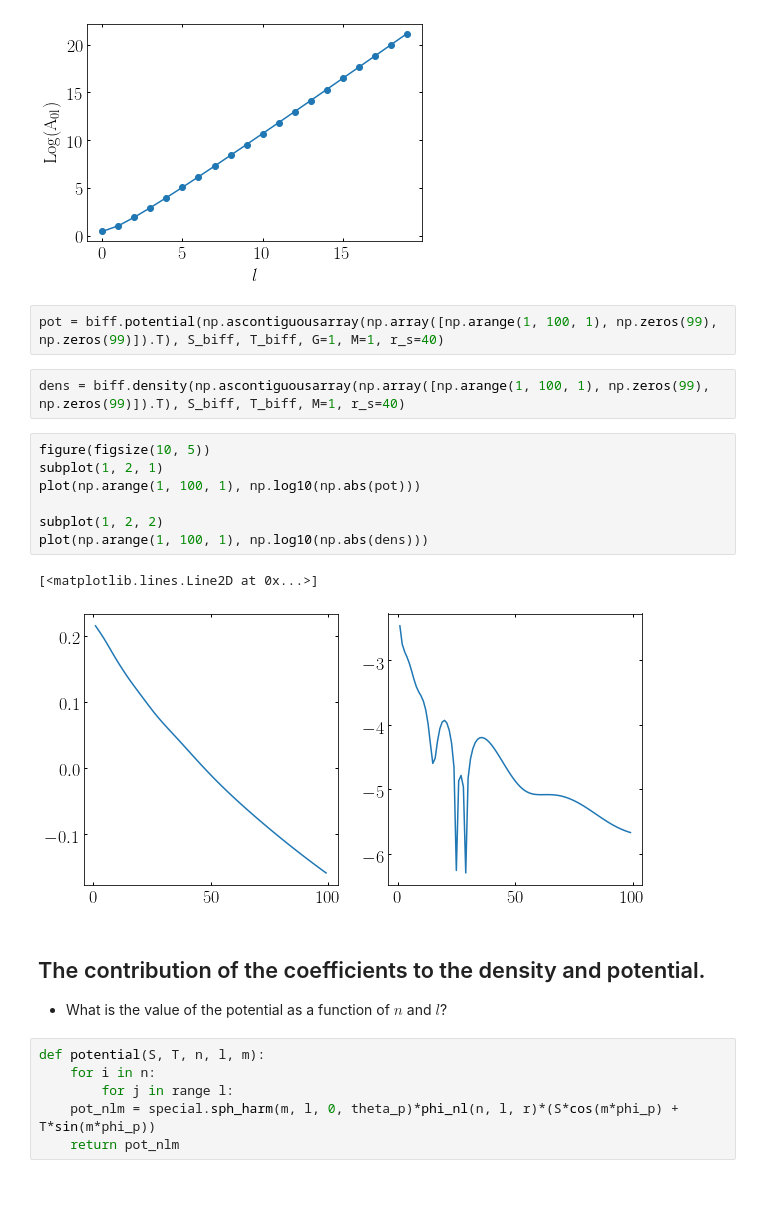
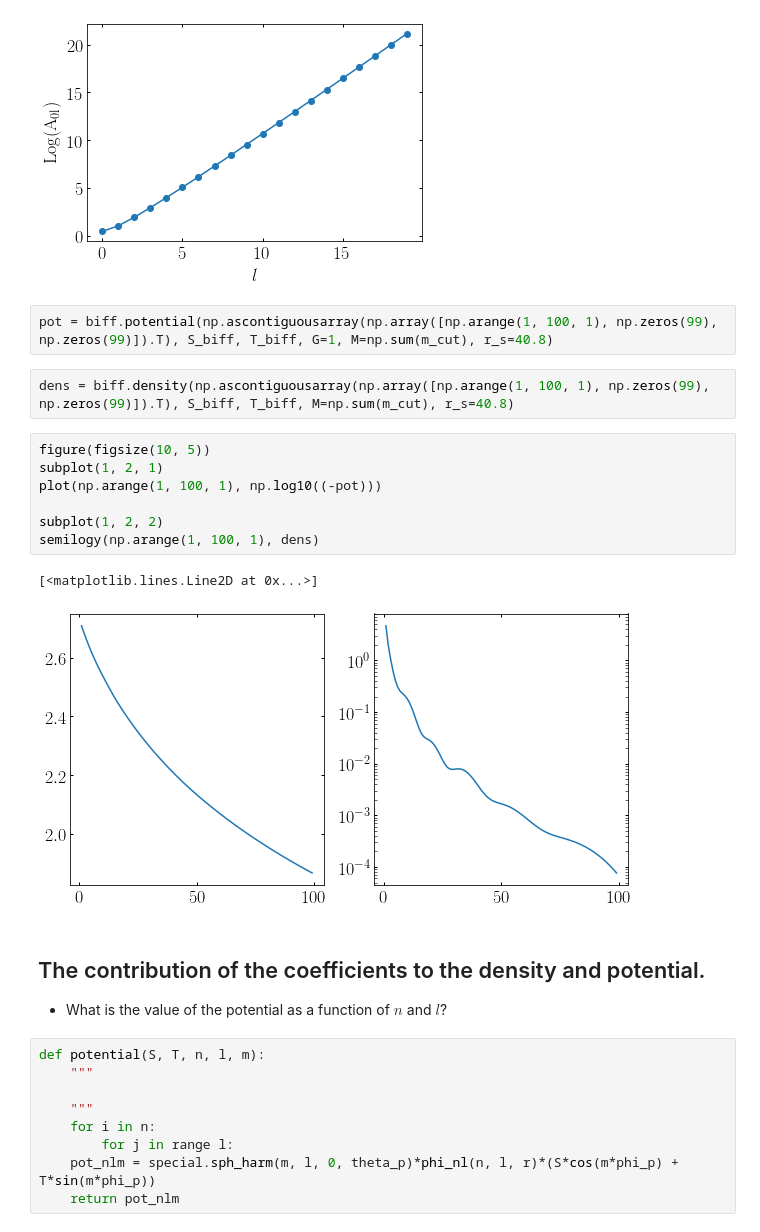
Before and after one commit to jngaravitoc/BFE-c, a Jupyter notebook: code/computing_coefficients.ipynb, the cells around one changed output. Cells and saved outputs as stored; diff of their text form; blank space fills up the shorter version.

```diff
--- a/code/computing_coefficients.ipynb
+++ b/code/computing_coefficients.ipynb
@@ -223,25 +223,28 @@ xlabel('$l$')
 Text(0.5,0,'$l$')
 [figure]
 # %%
-pot = biff.potential(np.ascontiguousarray(np.array([np.arange(1, 100, 1), np.zeros(99), np.zeros(99)]).T), S_biff, T_biff, G=1, M=1, r_s=40)
+pot = biff.potential(np.ascontiguousarray(np.array([np.arange(1, 100, 1), np.zeros(99), np.zeros(99)]).T), S_biff, T_biff, G=1, M=np.sum(m_cut), r_s=40.8)
 # %%
-dens = biff.density(np.ascontiguousarray(np.array([np.arange(1, 100, 1), np.zeros(99), np.zeros(99)]).T), S_biff, T_biff, M=1, r_s=40)
+dens = biff.density(np.ascontiguousarray(np.array([np.arange(1, 100, 1), np.zeros(99), np.zeros(99)]).T), S_biff, T_biff, M=np.sum(m_cut), r_s=40.8)
 # %%
 figure(figsize(10, 5))
 subplot(1, 2, 1)
-plot(np.arange(1, 100, 1), np.log10(np.abs(pot)))
+plot(np.arange(1, 100, 1), np.log10((-pot)))
 
 subplot(1, 2, 2)
-plot(np.arange(1, 100, 1), np.log10(np.abs(dens)))
+semilogy(np.arange(1, 100, 1), dens)
 # %% [output]
 [<matplotlib.lines.Line2D at 0x...>]
-[figure, old version]
+[figure, new version]
 # %% [markdown]
 ## The contribution of the coefficients to the density and potential.
 
 - What is the value of the potential as a function of $n$ and $l$?
 # %%
 def potential(S, T, n, l, m):
+    """
+
+    """
     for i in n:
         for j in range l:
     pot_nlm = special.sph_harm(m, l, 0, theta_p)*phi_nl(n, l, r)*(S*cos(m*phi_p) + T*sin(m*phi_p))
```
Also changed, not shown: parts of 3 cells of this notebook.
